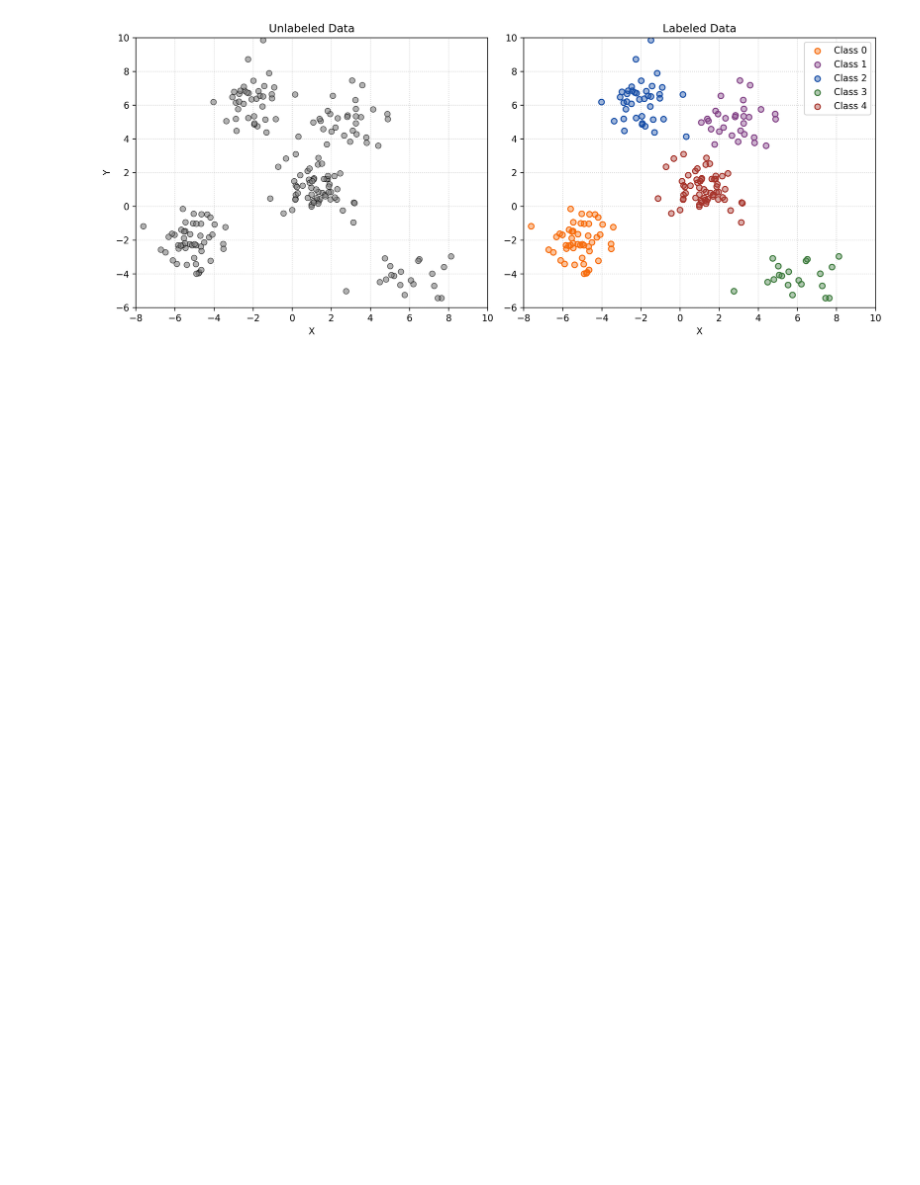
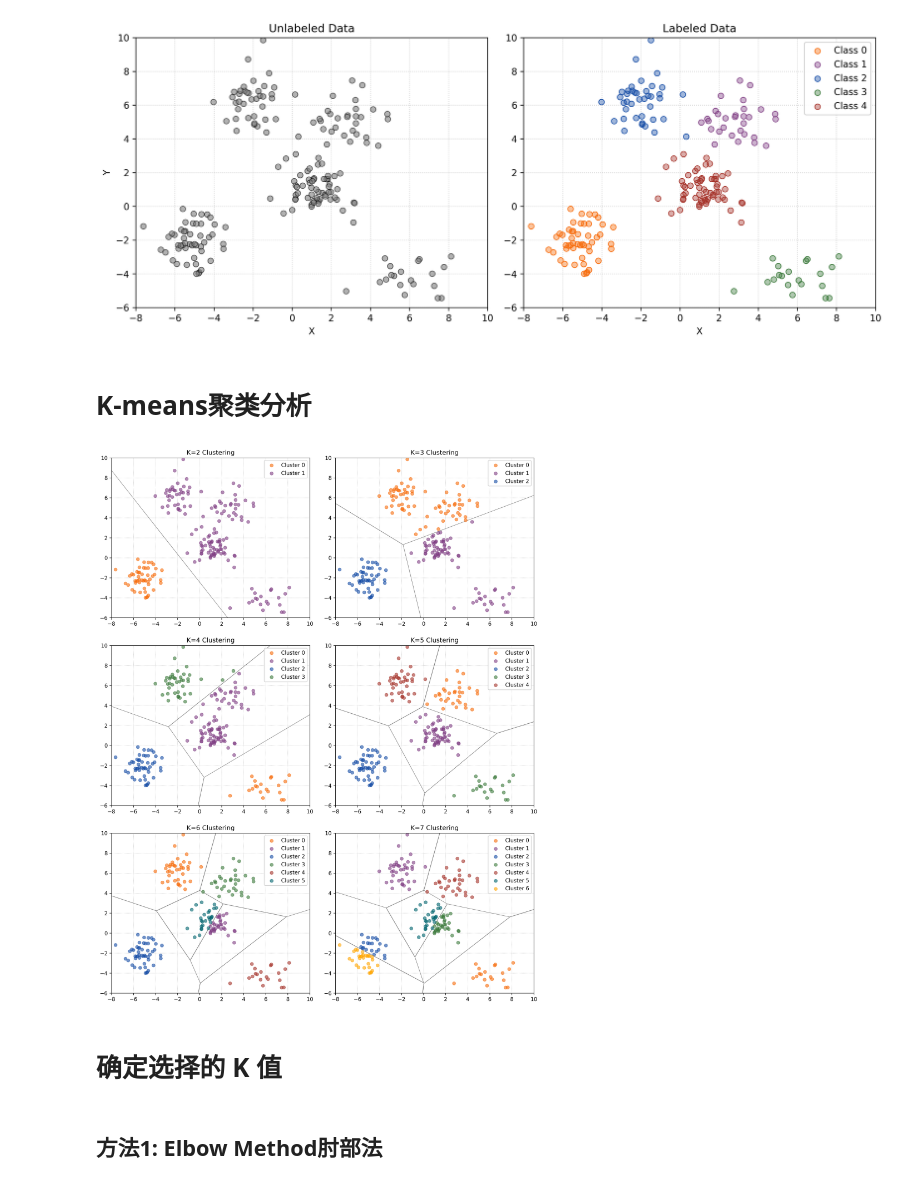
Before and after one commit to ZhengLi-04/K-means, a Jupyter notebook: k-means.ipynb, the cells around one changed output. Drawn from its saved outputs; the diff is of its cells as text; code cells hidden in the pictures; blank space fills up the shorter version.

```diff
--- a/k-means.ipynb
+++ b/k-means.ipynb
@@ -2,0 +11,17 @@
+# %%
+np.random.seed(42) # 设置随机种子，确保可重复性
+
+def generate_data():
+    """ 生成 5 类非均匀分布的二维数据 """
+    centers = [(-5, -2), (3, 5), (-2, 6), (6, -4), (1, 1)]
+    num_samples = [50, 30, 40, 20, 60]  # 总和 200
+
+    X, y = [], []
+    for i, (cx, cy) in enumerate(centers):
+        X.append(np.random.randn(num_samples[i], 2) + np.array([cx, cy]))
+        y.extend([i] * num_samples[i])
+
+    return np.vstack(X), np.array(y)
+
+# 生成数据
+X, y = generate_data()
@@ -67,2 +68,52 @@ plt.show()
 # %% [output]
 [figure]
+# %% [markdown]
+# K-means聚类分析
+# %%
+def plot_clusters(ax, X, k, colors):
+    """ 可视化 K-Means 聚类结果 """
+    kmeans = KMeans(n_clusters=k, n_init=10, random_state=42)
+    labels = kmeans.fit_predict(X)
+
+    xx, yy = np.meshgrid(np.linspace(-8, 10, 1000),
+                         np.linspace(-6, 10, 1000))
+    Z = kmeans.predict(np.c_[xx.ravel(), yy.ravel()]).reshape(xx.shape)
+
+    # 绘制决策边界
+    ax.contour(xx, yy, Z, levels=np.arange(-0.5, k+0.5), colors='gray', linewidths=0.7, linestyles='solid')
+
+    # 绘制聚类数据点
+    for i in range(k):
+        mask = labels == i
+        ax.scatter(X[mask, 0], X[mask, 1],
+                   facecolors=[(*colors[i], 0.4)],
+                   edgecolors=[colors[i]],
+                   linewidths=0.8, alpha=0.6, zorder=2, label=f'Cluster {i}')
+
+def visualize_kmeans(X, colors):
+    """ 对不同的 K 值进行 K-Means 聚类并可视化 """
+    k_values = range(2, 8)
+
+    n_rows = int(np.ceil(len(k_values) / 2))  # 每行2个子图
+    fig, axs = plt.subplots(n_rows, 2, figsize=(12, 5 * n_rows), dpi=300, squeeze=False)
+
+    for idx, k in enumerate(k_values):
+        row, col = divmod(idx, 2)
+        plot_clusters(axs[row, col], X, k, colors[:k])
+        axs[row, col].set(xlim=(-8, 10), ylim=(-6, 10),
+                          xticks=np.arange(-8, 11, 2), yticks=np.arange(-6, 11, 2),
+                          title=f"K={k} Clustering")
+        axs[row, col].grid(True, linestyle=':', color='gray', alpha=0.4)
+        axs[row, col].legend(loc='upper right', framealpha=0.9)
+
+    plt.tight_layout(pad=2.0)
+    plt.show()
+
+# 运行 K-Means 并可视化
+visualize_kmeans(X, class_colors)
+# %% [output]
+[figure, added]
+# %% [markdown]
+# 确定选择的 K 值
+# %% [markdown]
+## 方法1: Elbow Method肘部法
```
Also changed, not shown: parts of 5 cells of this notebook.
